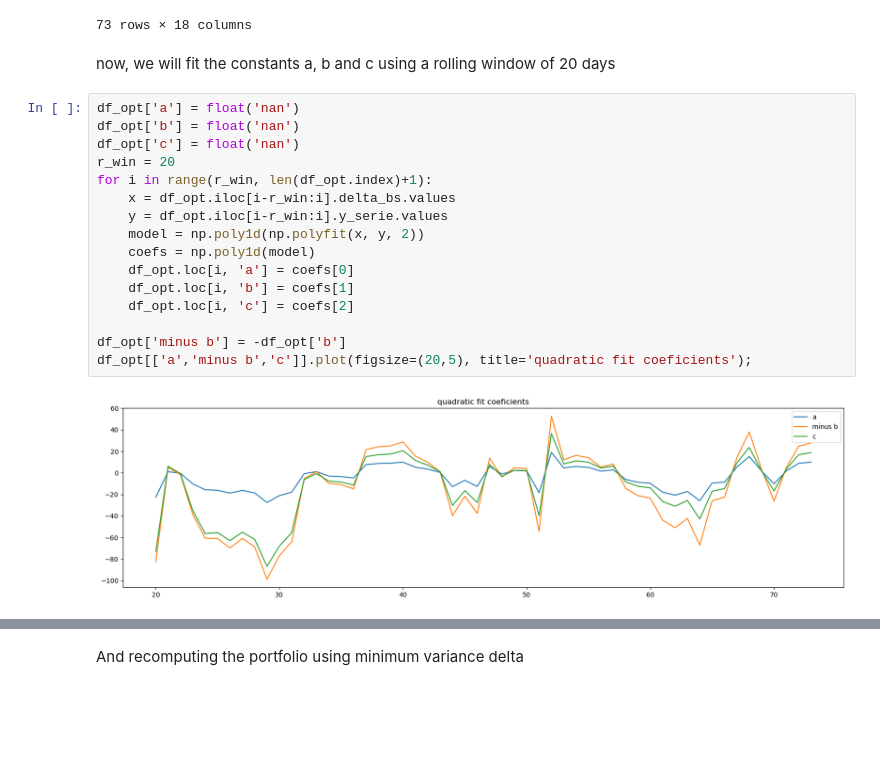
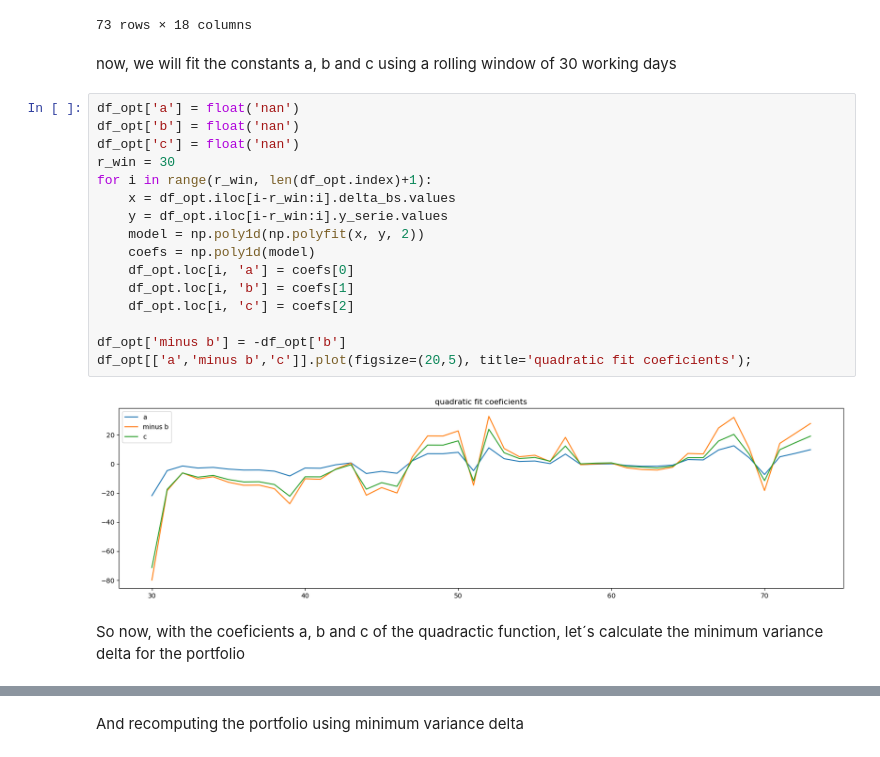
Before and after one commit to fbristotti/cqf, a Jupyter notebook: final/final.ipynb, the cells around one changed output, grey strips where cells are left out. Saved outputs shown, nothing was run; the diff lists cells and outputs as text; blank space fills up the shorter version.

```diff
--- a/final/final.ipynb
+++ b/final/final.ipynb
@@ -773,25 +774,27 @@ df_opt
 | 73 | 2023-08-15 | 3.71 | 21.030 | 321.6600 | MSFT US 08/18/23 C320 Equity | MSFT US Equity | 320 | 2023-08-18 | 0.02 | ... |
 73 rows × 18 columns
 # %% [markdown]
-now, we will fit the constants a, b and c using a rolling window of 20 days
+now, we will fit the constants a, b and c using a rolling window of 30 working days
 # %%
 df_opt['a'] = float('nan')
 df_opt['b'] = float('nan')
 df_opt['c'] = float('nan')
-r_win = 20
+r_win = 30
 for i in range(r_win, len(df_opt.index)+1):
     x = df_opt.iloc[i-r_win:i].delta_bs.values
     y = df_opt.iloc[i-r_win:i].y_serie.values
     model = np.poly1d(np.polyfit(x, y, 2))
     coefs = np.poly1d(model)
     df_opt.loc[i, 'a'] = coefs[0]
     df_opt.loc[i, 'b'] = coefs[1]
     df_opt.loc[i, 'c'] = coefs[2]
 
 df_opt['minus b'] = -df_opt['b']
 df_opt[['a','minus b','c']].plot(figsize=(20,5), title='quadratic fit coeficients');
 # %% [output]
-[figure, old version]
+[figure, new version]
+# %% [markdown]
+So now, with the coeficients a, b and c of the quadractic function, let´s calculate the minimum variance delta for the portfolio
 # %%
 df_opt['delta_mv'] = df_opt.apply(lambda x: x.delta_bs + (x.vega_bs * (x.a + x.b*x.delta_bs + x.c*x.delta_bs**2))/(x.asset_price*x.sqrt_t), axis=1)
 df_opt = df_opt.dropna().copy()
```
Also changed, not shown: parts of 9 cells of this notebook.
